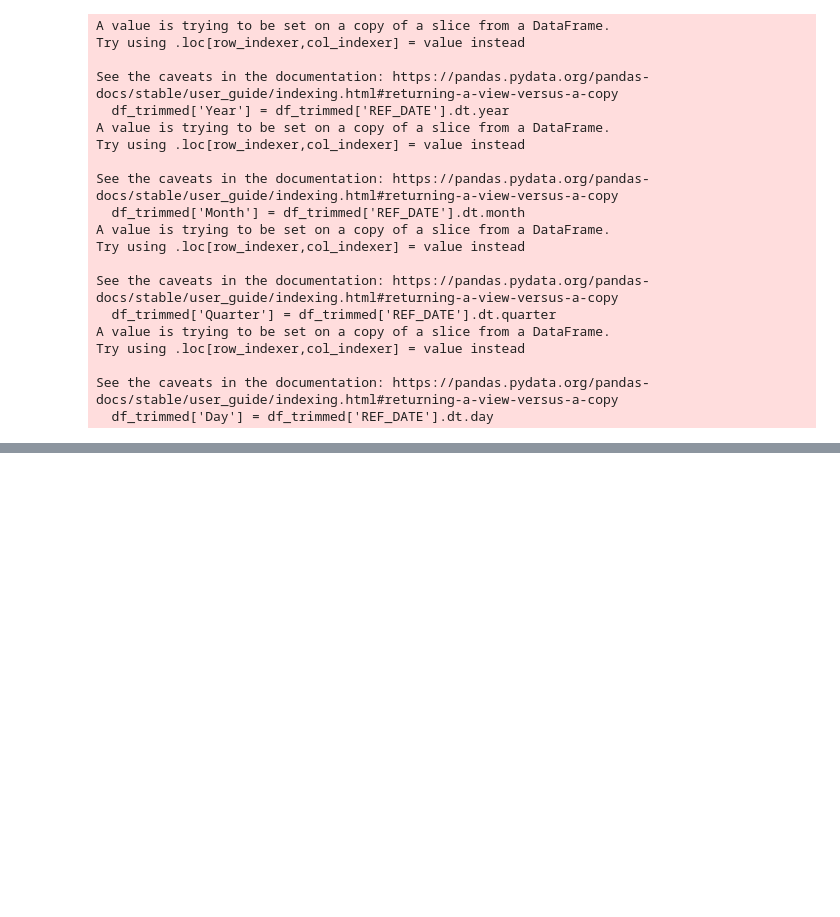
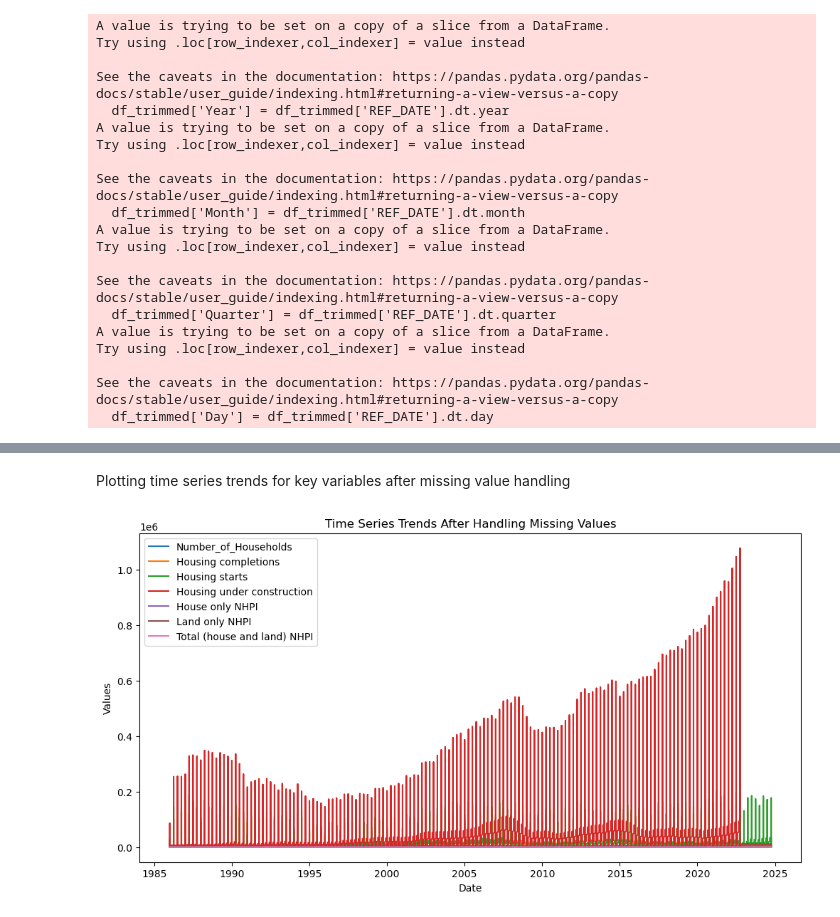
Before and after one commit to noob-noob1/IRCC_Project, a Jupyter notebook: machine learning/preparing the data.ipynb, the cells around one changed output, grey strips where cells are left out. Saved outputs shown, nothing was run; the diff lists cells and outputs as text; code cells hidden in the pictures; blank space fills up the shorter version.

```diff
--- a/machine learning/preparing the data.ipynb
+++ b/machine learning/preparing the data.ipynb
@@ -143,0 +296,13 @@ See the caveats in the documentation: https://pandas.pydata.org/pandas-docs/stab
+# %% [markdown]
+Plotting time series trends for key variables after missing value handling
+# %%
+plt.figure(figsize=(12, 6))
+for col in lag_columns:
+    plt.plot(df_trimmed['REF_DATE'], df_trimmed[col], label=col)
+plt.xlabel("Date")
+plt.ylabel("Values")
+plt.title("Time Series Trends After Handling Missing Values")
+plt.legend()
+plt.show()
+# %% [output]
+[figure, added]
```
Also changed, not shown: parts of 15 cells of this notebook.
